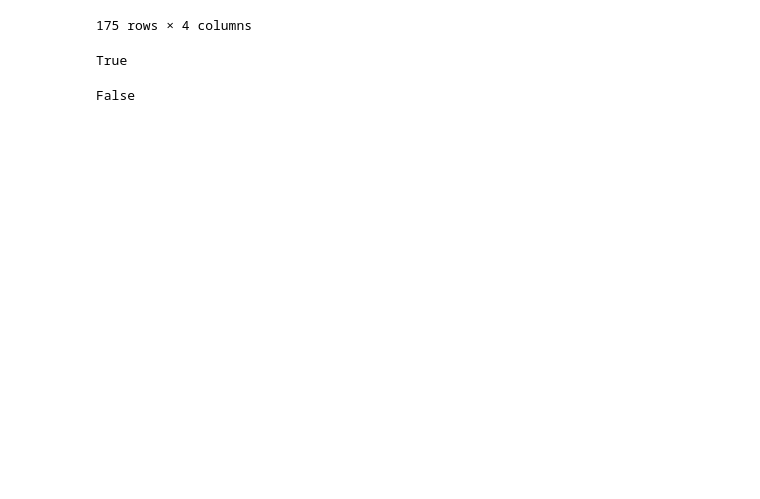
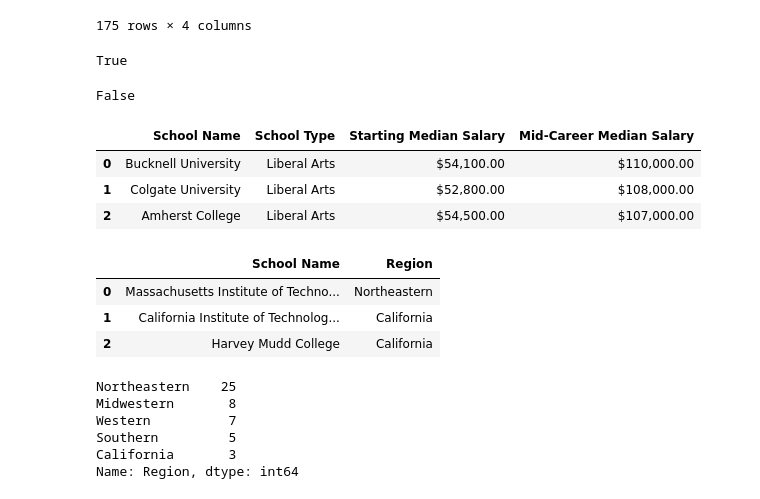
Before and after one commit to junio-firmino/Aprendizado_python, a Jupyter notebook: Multi_df.ipynb, the cells around one changed output. Drawn from its saved outputs; the diff is of its cells as text; code cells hidden in the pictures; blank space fills up the shorter version.

```diff
--- a/Multi_df.ipynb
+++ b/Multi_df.ipynb
@@ -351,3 +351,19 @@ True
 regions['School Name'].is_unique
 # %% [output]
 False
+# %%
+liberal.head(3
+             )
+# %% [output]
+|  | School Name | School Type | Starting Median Salary | Mid-Career Median Salary |
+| 0 | Bucknell University | Liberal Arts | $54,100.00 | $110,000.00 |
+| 1 | Colgate University | Liberal Arts | $52,800.00 | $108,000.00 |
+| 2 | Amherst College | Liberal Arts | $54,500.00 | $107,000.00 |
+# %%
+regions.head(3
+             )
+# %% [output]
+|  | School Name | Region |
+| 0 | Massachusetts Institute of Techno... | Northeastern |
+| 1 | California Institute of Technolog... | California |
+| 2 | Harvey Mudd College | California |
@@ -353,0 +372,9 @@ False
+# %%
+dfm.Region.value_counts()
+# %% [output]
+Northeastern    25
+Midwestern       8
+Western          7
+Southern         5
+California       3
+Name: Region, dtype: int64
```
Also changed, not shown: parts of 1 cell of this notebook.
